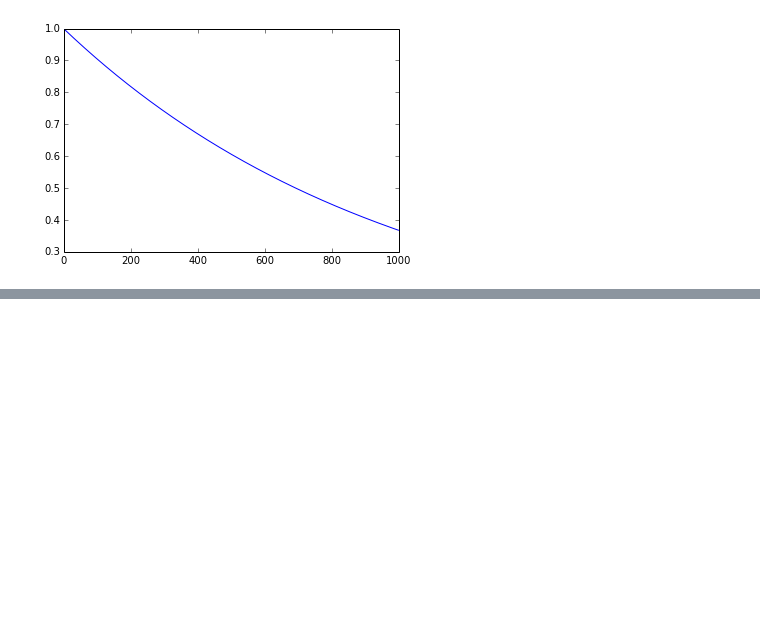
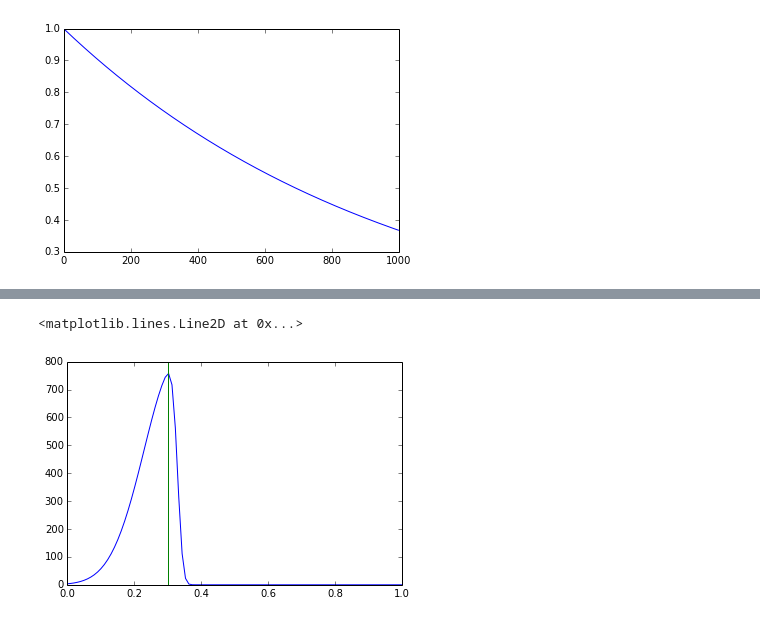
Before and after one commit to hoarf/el_farol_multibar, a Jupyter notebook: problem-exploration.ipynb, the cells around one changed output, grey strips where cells are left out. Cells and saved outputs as stored; diff of their text form; code cells hidden in the pictures; blank space fills up the shorter version.

```diff
--- a/problem-exploration.ipynb
+++ b/problem-exploration.ipynb
@@ -109,0 +120,16 @@ plot(x, [g() for _ in x])
+# %%
+k = 100
+t = .3
+t2 = t*1.1
+omega = .1 #scale
+alpha  = -8.0 #shape
+phi = lambda x: np.exp(-(x**2)/2)/np.sqrt(2*np.pi)
+PHI = lambda x: (1.0/2.0)*(1+np.vectorize(math.erf)(x/np.sqrt(2.0)))
+f = lambda x, t: (2/omega)*phi((x-t)/omega)*PHI(alpha*((x-t)/omega))*100
+x = linspace(0,1,k)
+plot(x, f(x, t2), 'blue')
+
+axvline(x=t, c='green')
+# %% [output]
+<matplotlib.lines.Line2D at 0x...>
+[figure, added]
```
Also changed, not shown: parts of 5 cells of this notebook, 6 other files.
